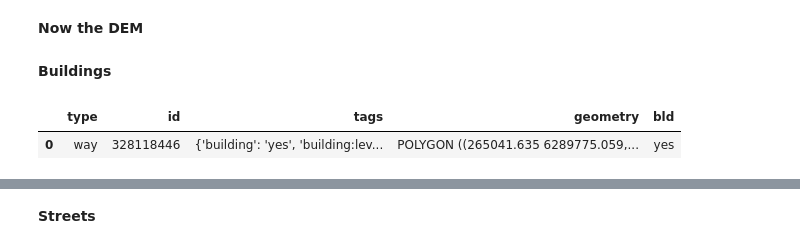
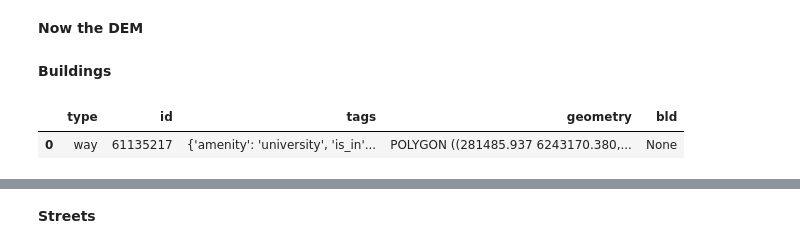
Before and after one commit to AdrianKriger/osm_LoD1_3DCityModel, a Jupyter notebook: village_campus/extra/CityJSONwalkthrough.ipynb, the cells around one changed output, grey strips where cells are left out. Saved outputs shown, nothing was run; the diff lists cells and outputs as text; code cells hidden in the pictures.

```diff
--- a/village_campus/extra/CityJSONwalkthrough.ipynb
+++ b/village_campus/extra/CityJSONwalkthrough.ipynb
@@ -45,2 +47,2 @@ from datetime import timedelta
 # %%
-#jparams = json.load(open('osm3DuEstate_param.json'))
+jparams = json.load(open('osm3Dtest_param.json'))
@@ -228,20 +230,20 @@ xyz = None
 **Buildings**
 # %%
 # set the path
-ts = gpd.read_file('./data/fp_proj-test.geojson')
+ts = gpd.read_file(jparams['gjson-proj_out'])
 #ts.drop(ts.index[ts['type'] == 'node'], inplace = True)
 #ts['id'] = ts['properties'].apply(lambda x: x.get('id'))
 ts['bld'] = ts['tags'].apply(lambda x: x.get('building'))
 ts.drop(ts.index[ts['type'] == 'node'], inplace = True)
 SKwalk = ts[ts['bld'] == 'bridge'].copy()
 roof = ts[ts['bld'] == 'roof'].copy()
 #bridge
 ts.drop(ts.index[ts['bld'] == 'bridge'], inplace = True)
 ts.drop(ts.index[ts['bld'] == 'roof'], inplace = True)
 ts.head(1)
 # %% [output]
 |  | type | id | tags | geometry | bld |
-| 0 | way | 328118446 | {'building': 'yes', 'building:lev... | POLYGON ((265041.635 6289775.059,... | yes |
+| 0 | way | 61135217 | {'amenity': 'university', 'is_in'... | POLYGON ((281485.937 6243170.380,... | None |
 # %%
 #ts.bld.unique
 # %%
```
Also changed, not shown: parts of 63 cells of this notebook, 1 other file.
